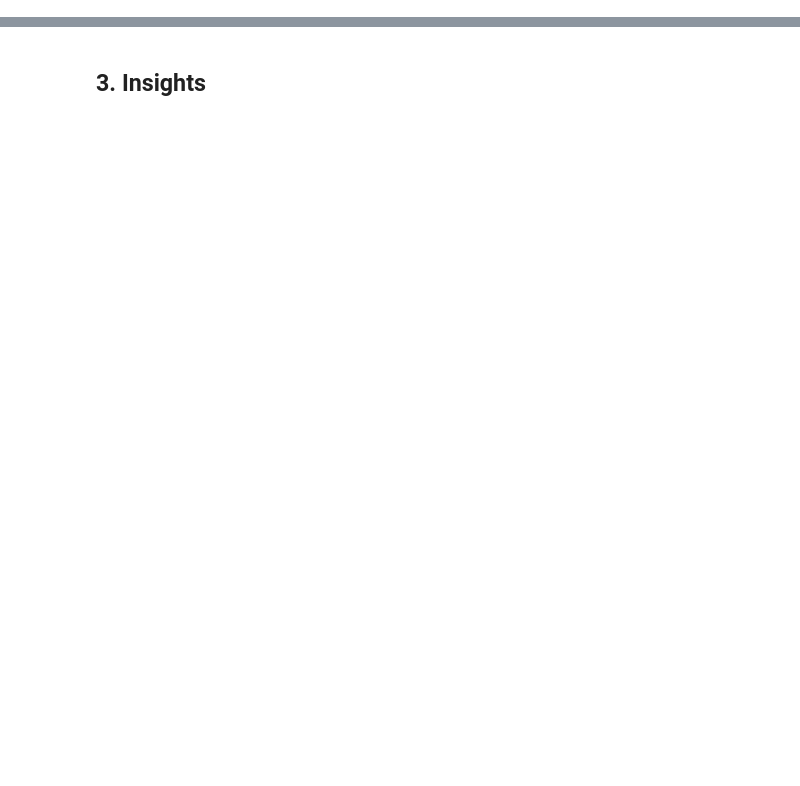
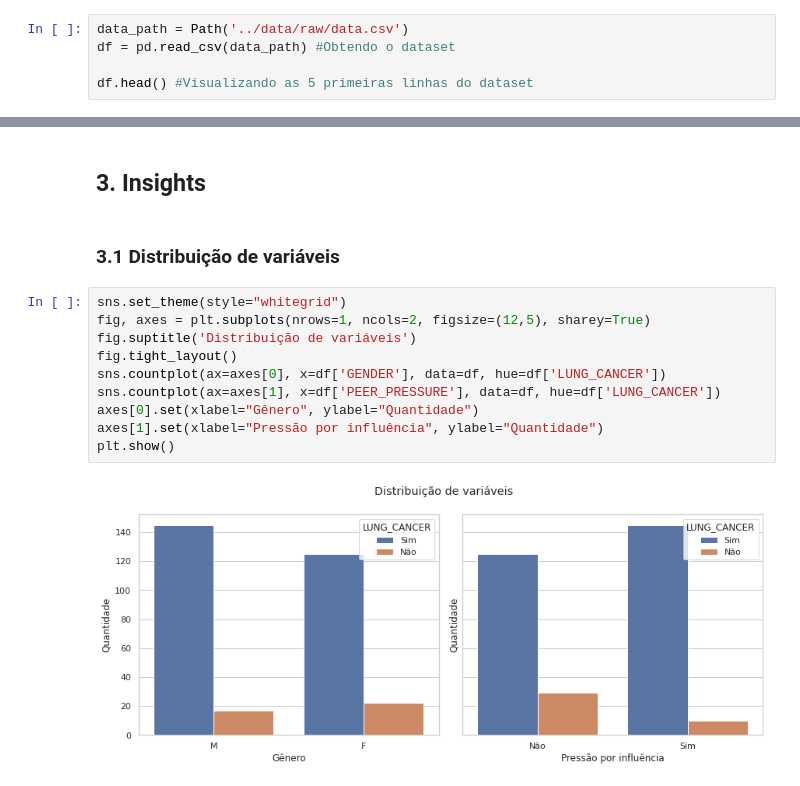
Before and after one commit to atlantico-academy/lung-cancer, a Jupyter notebook: notebooks/01-exploratory_data_analysis.ipynb, the cells around one changed output, grey strips where cells are left out. Drawn from its saved outputs; the diff is of its cells as text; blank space fills up the shorter version.

Commit message:
refactor: refatorando o notebook 01-exploratory_data_analysis.ipynb (#4)

```diff
--- a/notebooks/01-exploratory_data_analysis.ipynb
+++ b/notebooks/01-exploratory_data_analysis.ipynb
@@ -26,0 +13,5 @@ df.head()
+# %%
+data_path = Path('../data/raw/data.csv')
+df = pd.read_csv(data_path) #Obtendo o dataset
+
+df.head() #Visualizando as 5 primeiras linhas do dataset
@@ -160,2 +148,16 @@ plt.show()
 # %% [markdown]
 ## 3. Insights
+# %% [markdown]
+### 3.1 Distribuição de variáveis
+# %%
+sns.set_theme(style="whitegrid")
+fig, axes = plt.subplots(nrows=1, ncols=2, figsize=(12,5), sharey=True)
+fig.suptitle('Distribuição de variáveis')
+fig.tight_layout()
+sns.countplot(ax=axes[0], x=df['GENDER'], data=df, hue=df['LUNG_CANCER'])
+sns.countplot(ax=axes[1], x=df['PEER_PRESSURE'], data=df, hue=df['LUNG_CANCER'])
+axes[0].set(xlabel="Gênero", ylabel="Quantidade")
+axes[1].set(xlabel="Pressão por influência", ylabel="Quantidade")
+plt.show()
+# %% [output]
+[figure, added]
```
Also changed, not shown: parts of 27 cells of this notebook.
